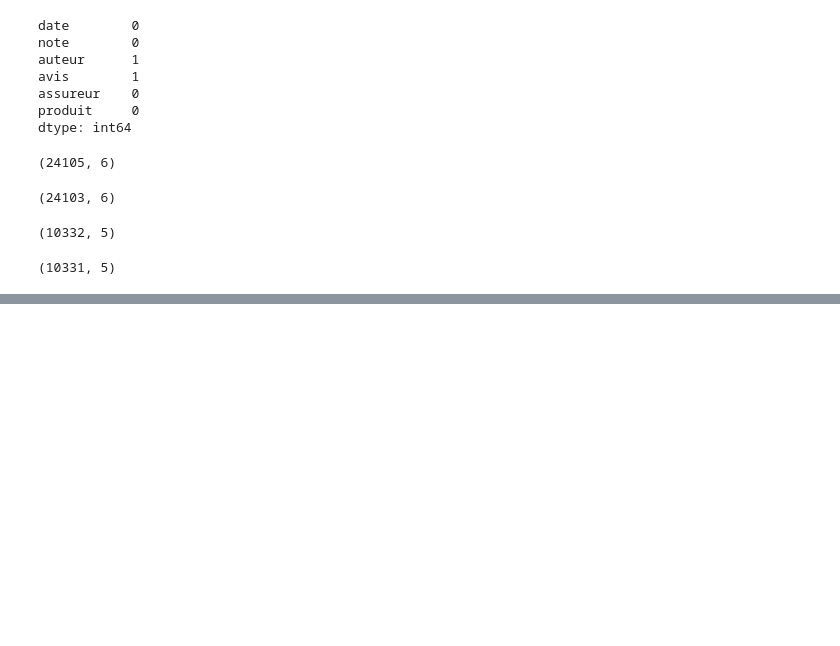
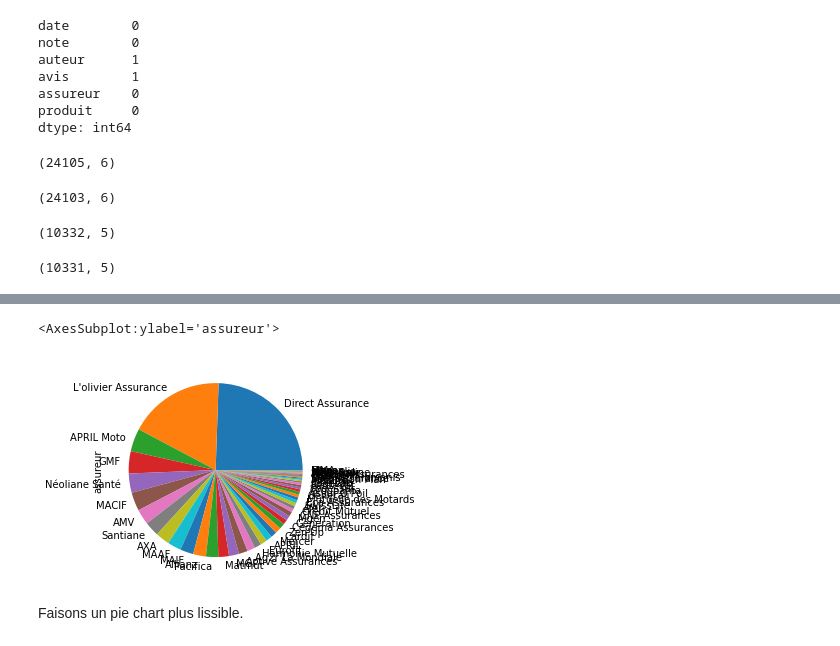
Before and after one commit to NandyBa/NLP-Project2, a Jupyter notebook: Analysis.ipynb, the cells around one changed output, grey strips where cells are left out. Drawn from its saved outputs; the diff is of its cells as text; code cells hidden in the pictures; blank space fills up the shorter version.

Commit message:
Analyse produit et assureur

```diff
--- a/Analysis.ipynb
+++ b/Analysis.ipynb
@@ -63,0 +142,7 @@ df_test.dropna(axis=0).shape
+# %%
+df.assureur.value_counts().plot.pie()
+# %% [output]
+<AxesSubplot:ylabel='assureur'>
+[figure, added]
+# %% [markdown]
+Faisons un pie chart plus lissible.
```
Also changed, not shown: parts of 17 cells of this notebook, 2 other files.
